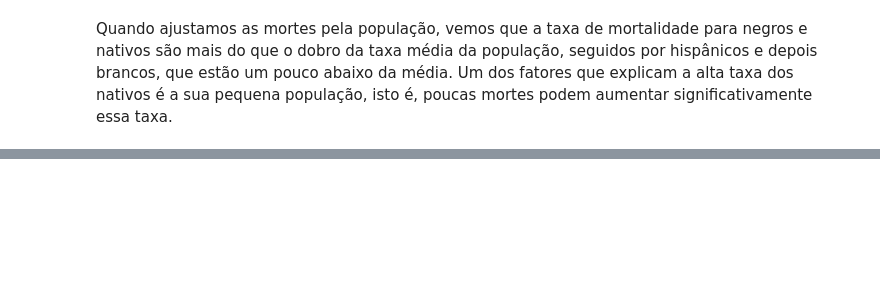
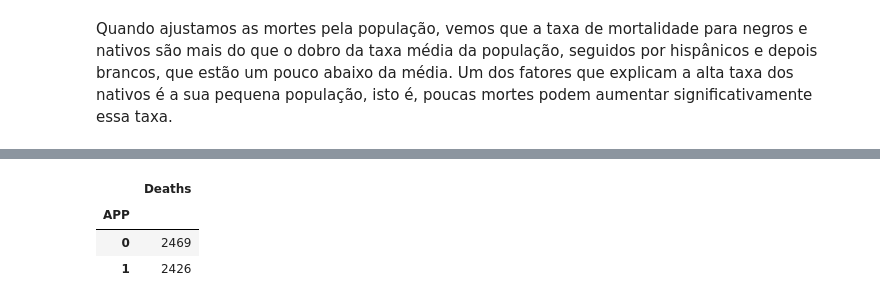
Before and after one commit to nascimentocrp/icd-trabalho-final, a Jupyter notebook: notebooks/projeto_icd.ipynb, the cells around one changed output, grey strips where cells are left out. Cells and saved outputs as stored; diff of their text form; code cells hidden in the pictures; blank space fills up the shorter version.

```diff
--- a/notebooks/projeto_icd.ipynb
+++ b/notebooks/projeto_icd.ipynb
@@ -171,0 +172,13 @@ df_death_per_state.plot(kind = 'bar')
+# %%
+dps = pd.DataFrame(df_death_per_state)
+dps = dps.rename(columns = {0: 'Deaths'})
+dps['APP'] = 0
+dps.loc[['AK','AR','ID','WV','WY','MT','NM','AL','ND','HI','LA','SC','MS','KY','TN','NV','MN','TX','SD','WI','CO','IA','IN','FL','AZ'],'APP'] = 1
+dps = dps.groupby(['APP']).sum()
+
+dps.head()
+# %% [output]
+|  | Deaths |
+| APP |  |
+| 0 | 2469 |
+| 1 | 2426 |
```
Also changed, not shown: parts of 9 cells of this notebook.
